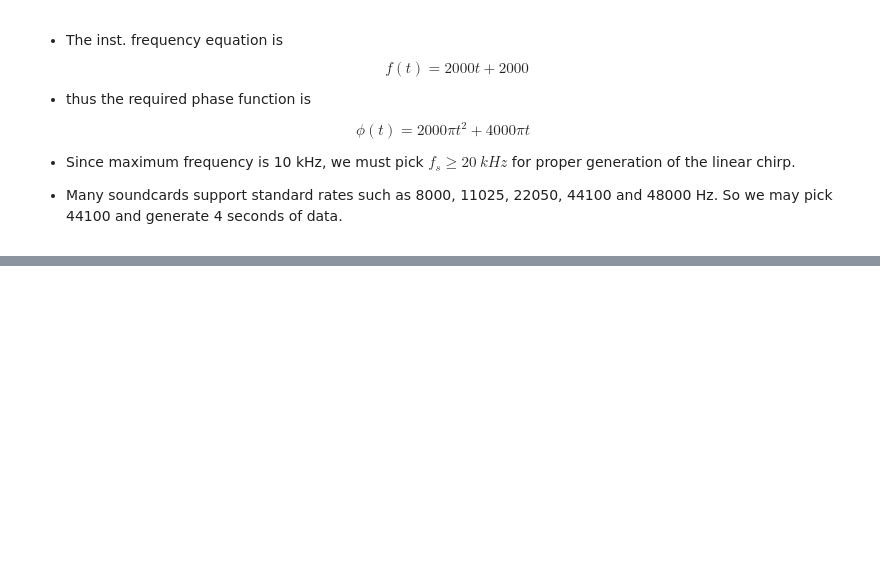
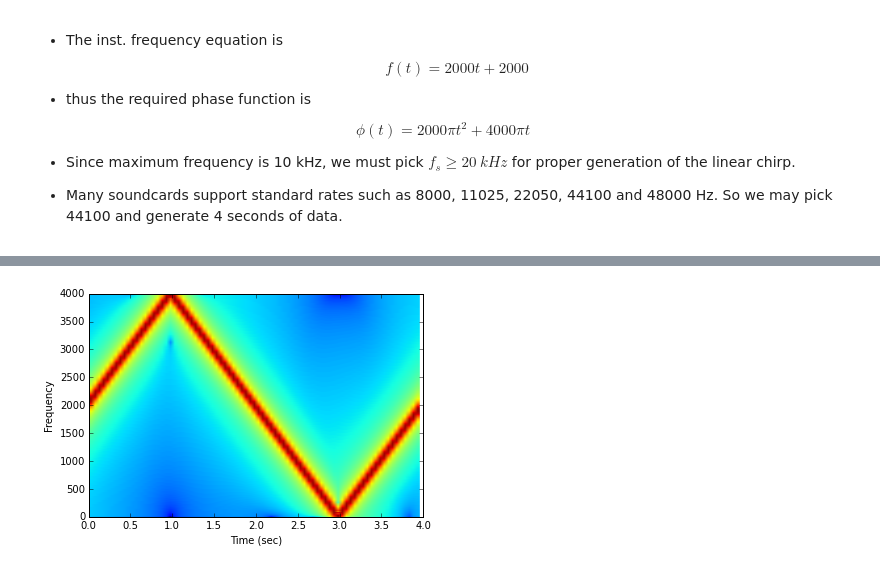
Before and after one commit to GurayGurkan/Lecture-Codes-Signal-Processing-Applications, a Jupyter notebook: EE0404_Lecture6.ipynb, the cells around one changed output, grey strips where cells are left out. Drawn from its saved outputs; the diff is of its cells as text; code cells hidden in the pictures; blank space fills up the shorter version.

```diff
--- a/EE0404_Lecture6.ipynb
+++ b/EE0404_Lecture6.ipynb
@@ -228,5 +236,5 @@ Audio(data=x,rate=fs)
 # %%
-from matplotlib.mlab import *
-
-out =specgram(x, NFFT=800, Fs=8000.0, noverlap=400, mode='default');
-pcolor(out[2],out[1],out[0]);xlabel('Time (sec)');ylabel('Frequency');
+specgram(x, NFFT=800, Fs=8000, noverlap=400)
+xlabel('Time (sec)');ylabel('Frequency');
+# %% [output]
+[figure, added]
```
Also changed, not shown: parts of 6 cells of this notebook.
